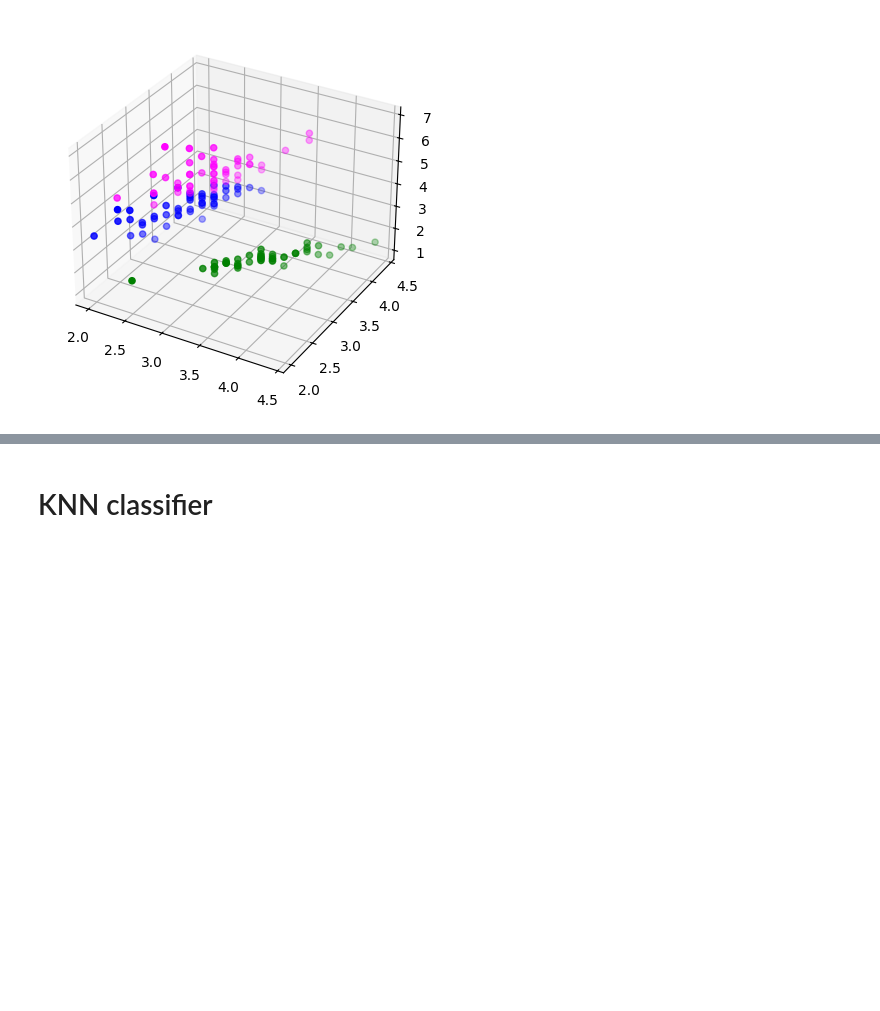
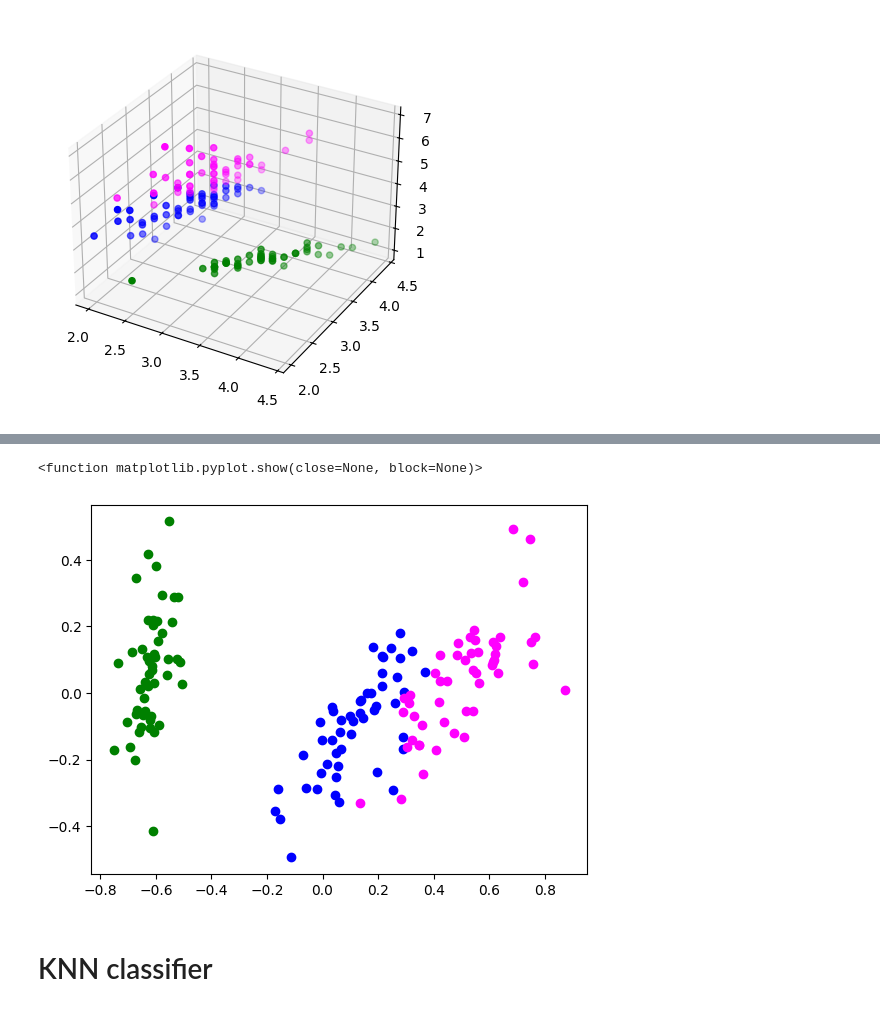
Before and after one commit to Darknessdark898/MLF, a Jupyter notebook: LAB2/MPA_MLF_PCA_2_students.ipynb, the cells around one changed output, grey strips where cells are left out. Cells and saved outputs as stored; diff of their text form; code cells hidden in the pictures; blank space fills up the shorter version.

```diff
--- a/LAB2/MPA_MLF_PCA_2_students.ipynb
+++ b/LAB2/MPA_MLF_PCA_2_students.ipynb
@@ -113,2 +118,11 @@ array([0.72962445, 0.22850762, 0.03668922])
+# %%
+# Plot the principal components in 2D, mark different targets in color
+plt.scatter(Xpca[y==0,0],Xpca[y==0,1],color='green')
+plt.scatter(Xpca[y==1,0],Xpca[y==1,1],color='blue')
+plt.scatter(Xpca[y==2,0],Xpca[y==2,1],color='magenta')
+plt.show
+# %% [output]
+<function matplotlib.pyplot.show(close=None, block=None)>
+[figure, added]
 # %% [markdown]
 # KNN classifier
```
Also changed, not shown: parts of 9 cells of this notebook.
